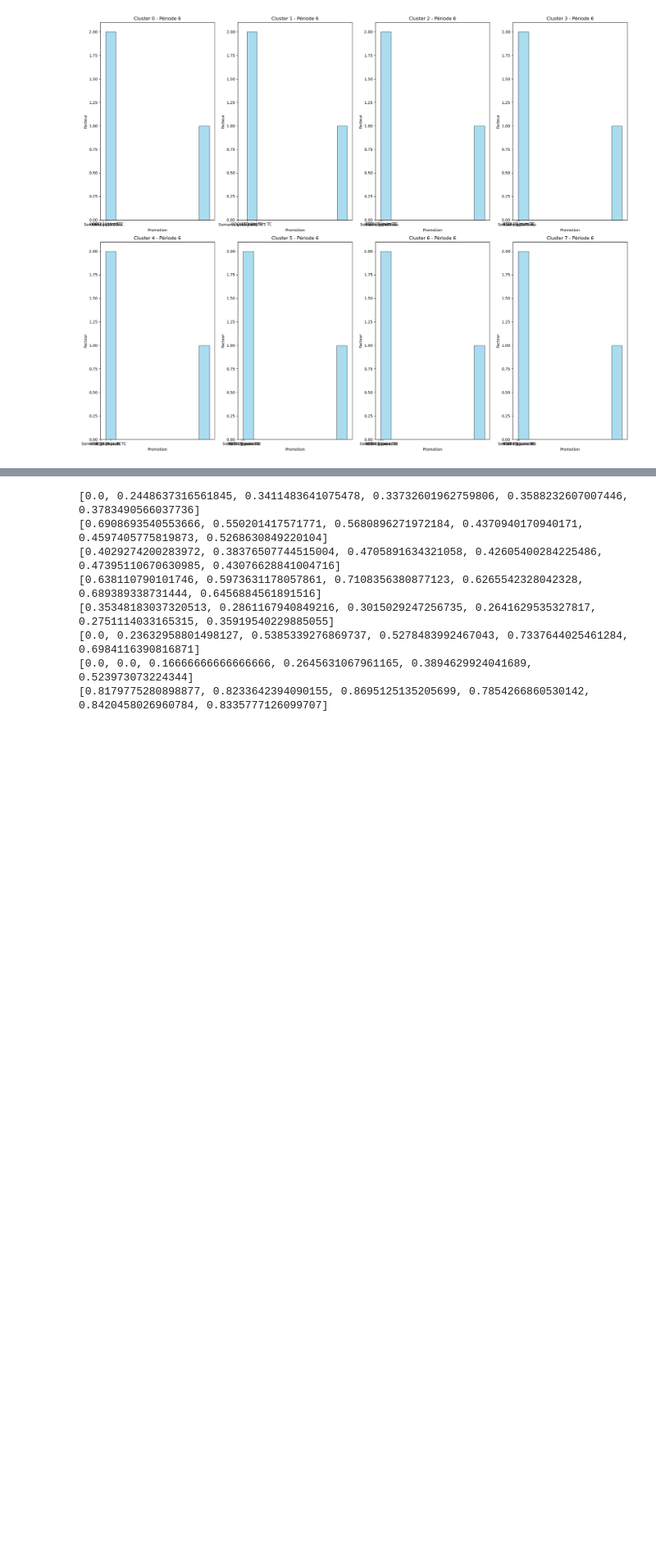
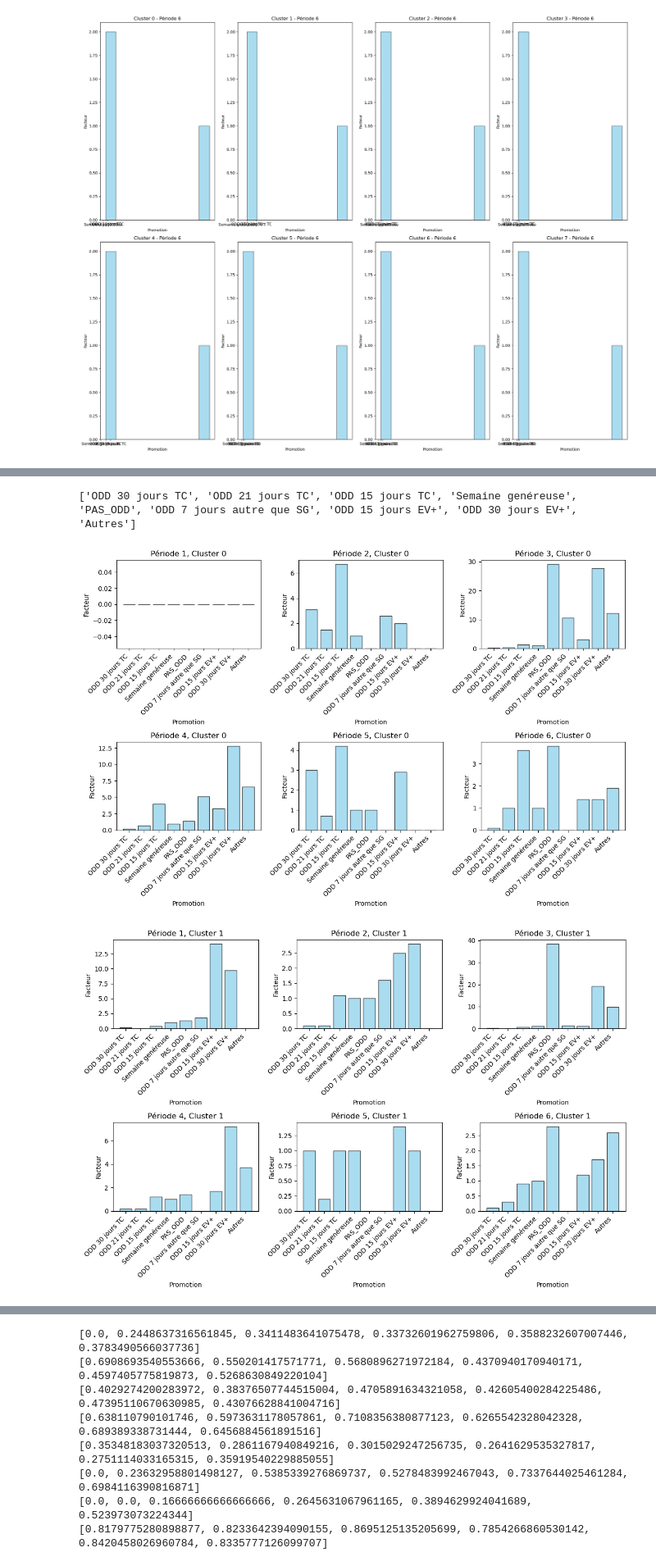
Before and after one commit to Statapp-CANAL/Statapp-CANAL, a Jupyter notebook: Data_operations/clement(1).ipynb, the cells around one changed output, grey strips where cells are left out. Shown at 82% size. Saved outputs shown, nothing was run; the diff lists cells and outputs as text; code cells hidden in the pictures; blank space fills up the shorter version.

```diff
--- a/Data_operations/clement(1).ipynb
+++ b/Data_operations/clement(1).ipynb
@@ -931,0 +956,45 @@ for i in range(1, 7):
+# %%
+liste_promotions = list(dataset["TYPE_PROMON"].unique())
+print(liste_promotions)
+liste_clusters = list(range(8))
+
+# Boucler à travers chaque cluster
+for cluster in liste_clusters:
+    # Créer une figure pour ce cluster
+    fig, axs = plt.subplots(2, 3, figsize=(12, 8))
+
+    # Boucler à travers chaque période
+    for i, ax in enumerate(axs.flatten(), start=1):
+        # Récupérer les valeurs des promotions pour ce cluster et cette période
+        valeurs_promotions = [dataset_cluster_explanations.iloc[cluster][f"Facteur d'abonnement pour {promo} sur la période {i}"] for promo in liste_promotions]
+
+        # Créer l'histogramme pour ce cluster et cette période
+        ax.bar(liste_promotions, valeurs_promotions, color='skyblue', edgecolor='black', alpha=0.7)
+        ax.set_title(f'Période {i}, Cluster {cluster}')
+        ax.set_xlabel('Promotion')
+        ax.set_ylabel('Facteur')
+
+        # Faire pivoter les étiquettes de l'axe x pour une meilleure lisibilité
+        plt.setp(ax.get_xticklabels(), rotation=45, ha='right')
+
+    # Ajuster la disposition pour éviter les chevauchements
+    plt.tight_layout()
+
+    # Enregistrer la figure dans un fichier
+    nom_fichier_temporaire = f"histogrammes_full_cluster_{cluster}.png"
+    plt.savefig(nom_fichier_temporaire)
+
+    # Enregistrer le fichier temporaire sur S3
+    with fs.open(BUCKET + 'Batons_full/' + nom_fichier_temporaire, mode='wb') as file_out:
+        with open(nom_fichier_temporaire, 'rb') as temp_file:
+            file_out.write(temp_file.read())
+
+    # Supprimer le fichier temporaire
+    os.remove(nom_fichier_temporaire)
+
+    # Afficher la figure
+    plt.show()
+# %% [output]
+['ODD 30 jours TC', 'ODD 21 jours TC', 'ODD 15 jours TC', 'Semaine genéreuse', 'PAS_ODD', 'ODD 7 jours autre que SG', 'ODD 15 jours EV+', 'ODD 30 jours EV+', 'Autres']
+[figure, added]
+[figure, added]
```
Also changed, not shown: parts of 7 cells of this notebook.
